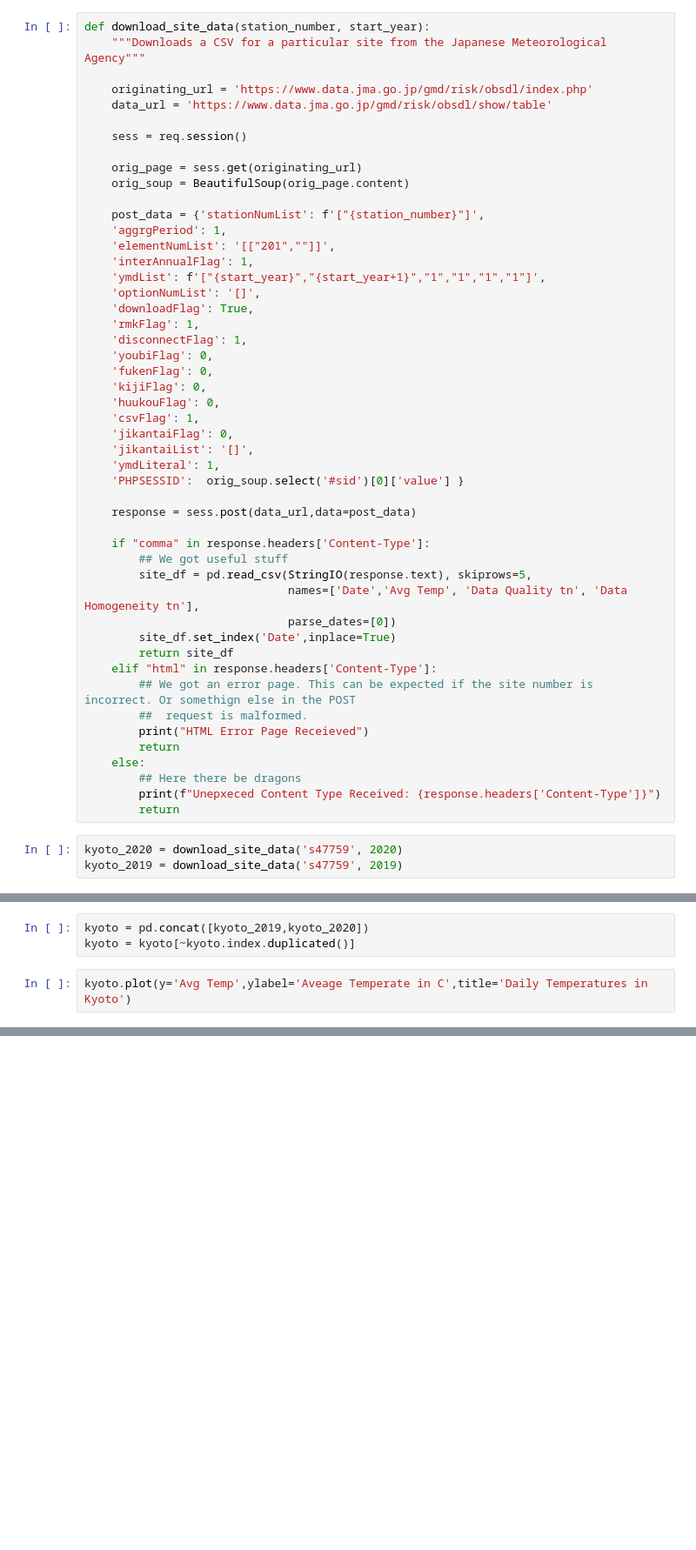
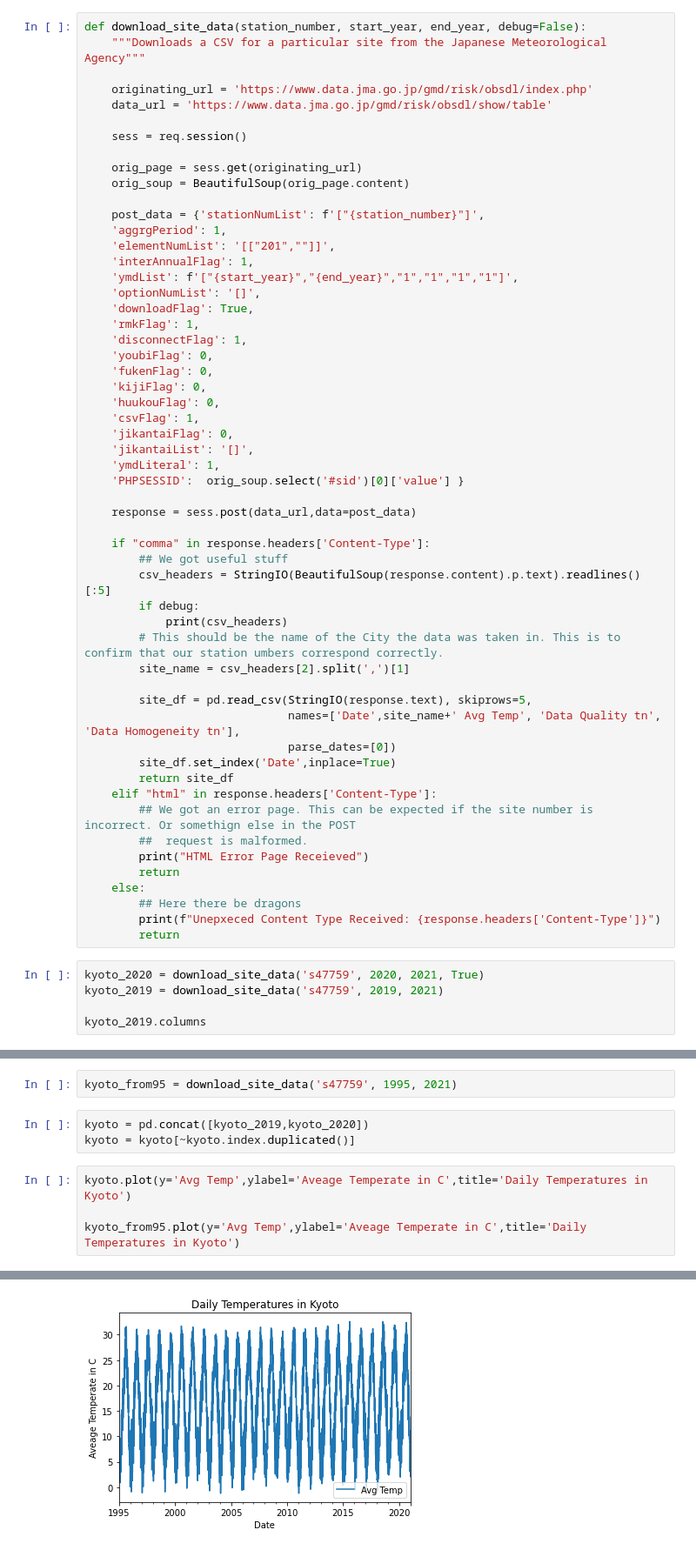
Before and after one commit to rglasnap/python-notebooks, a Jupyter notebook: Japan_Temperatures_JMA.ipynb, the cells around one changed output, grey strips where cells are left out. Shown at 87% size. Saved outputs shown, nothing was run; the diff lists cells and outputs as text; blank space fills up the shorter version.

Commit message:
Cleanup and testing
Did some cleanup and reorganization of code as well as some testing
on the max amount of data we can download from the site.

```diff
--- a/Japan_Temperatures_JMA.ipynb
+++ b/Japan_Temperatures_JMA.ipynb
@@ -68,7 +70,7 @@ JQuery that selects Osaka once the prefecture is loaded.
 
 $("div.station.stmark[title*='大阪']").last()[0].click()
 # %%
-def download_site_data(station_number, start_year):
+def download_site_data(station_number, start_year, end_year, debug=False):
     """Downloads a CSV for a particular site from the Japanese Meteorological Agency"""
 
     originating_url = 'https://www.data.jma.go.jp/gmd/risk/obsdl/index.php'
@@ -83,7 +85,7 @@ def download_site_data(station_number, start_year):
     'aggrgPeriod': 1,
     'elementNumList': '[["201",""]]',
     'interAnnualFlag': 1,
-    'ymdList': f'["{start_year}","{start_year+1}","1","1","1","1"]',
+    'ymdList': f'["{start_year}","{end_year}","1","1","1","1"]',
     'optionNumList': '[]',
     'downloadFlag': True,
     'rmkFlag': 1,
@@ -102,8 +104,14 @@ def download_site_data(station_number, start_year):
 
     if "comma" in response.headers['Content-Type']:
         ## We got useful stuff
+        csv_headers = StringIO(BeautifulSoup(response.content).p.text).readlines()[:5]
+        if debug:
+            print(csv_headers)
+        # This should be the name of the City the data was taken in. This is to confirm that our station umbers correspond correctly.
+        site_name = csv_headers[2].split(',')[1]
+
         site_df = pd.read_csv(StringIO(response.text), skiprows=5,
-                              names=['Date','Avg Temp', 'Data Quality tn', 'Data Homogeneity tn'],
+                              names=['Date',site_name+' Avg Temp', 'Data Quality tn', 'Data Homogeneity tn'],
                               parse_dates=[0])
         site_df.set_index('Date',inplace=True)
         return site_df
@@ -117,5 +125,7 @@ def download_site_data(station_number, start_year):
         print(f"Unepxeced Content Type Received: {response.headers['Content-Type']}")
         return
 # %%
-kyoto_2020 = download_site_data('s47759', 2020)
-kyoto_2019 = download_site_data('s47759', 2019)
+kyoto_2020 = download_site_data('s47759', 2020, 2021, True)
+kyoto_2019 = download_site_data('s47759', 2019, 2021)
+
+kyoto_2019.columns
@@ -122,11 +135,16 @@ kyoto_2019 = download_site_data('s47759', 2019)
+# %%
+kyoto_from95 = download_site_data('s47759', 1995, 2021)
 # %%
 kyoto = pd.concat([kyoto_2019,kyoto_2020])
 kyoto = kyoto[~kyoto.index.duplicated()]
 # %%
 kyoto.plot(y='Avg Temp',ylabel='Aveage Temperate in C',title='Daily Temperatures in Kyoto')
+
+kyoto_from95.plot(y='Avg Temp',ylabel='Aveage Temperate in C',title='Daily Temperatures in Kyoto')
 # %% [output]
 <AxesSubplot:title={'center':'Daily Temperatures in Kyoto'}, xlabel='Date', ylabel='Aveage Temperate in C'>
 [figure]
+[figure, added]
 # %%
 # Code for Posterity
 headers = {
```
Also changed, not shown: parts of 8 cells of this notebook.
